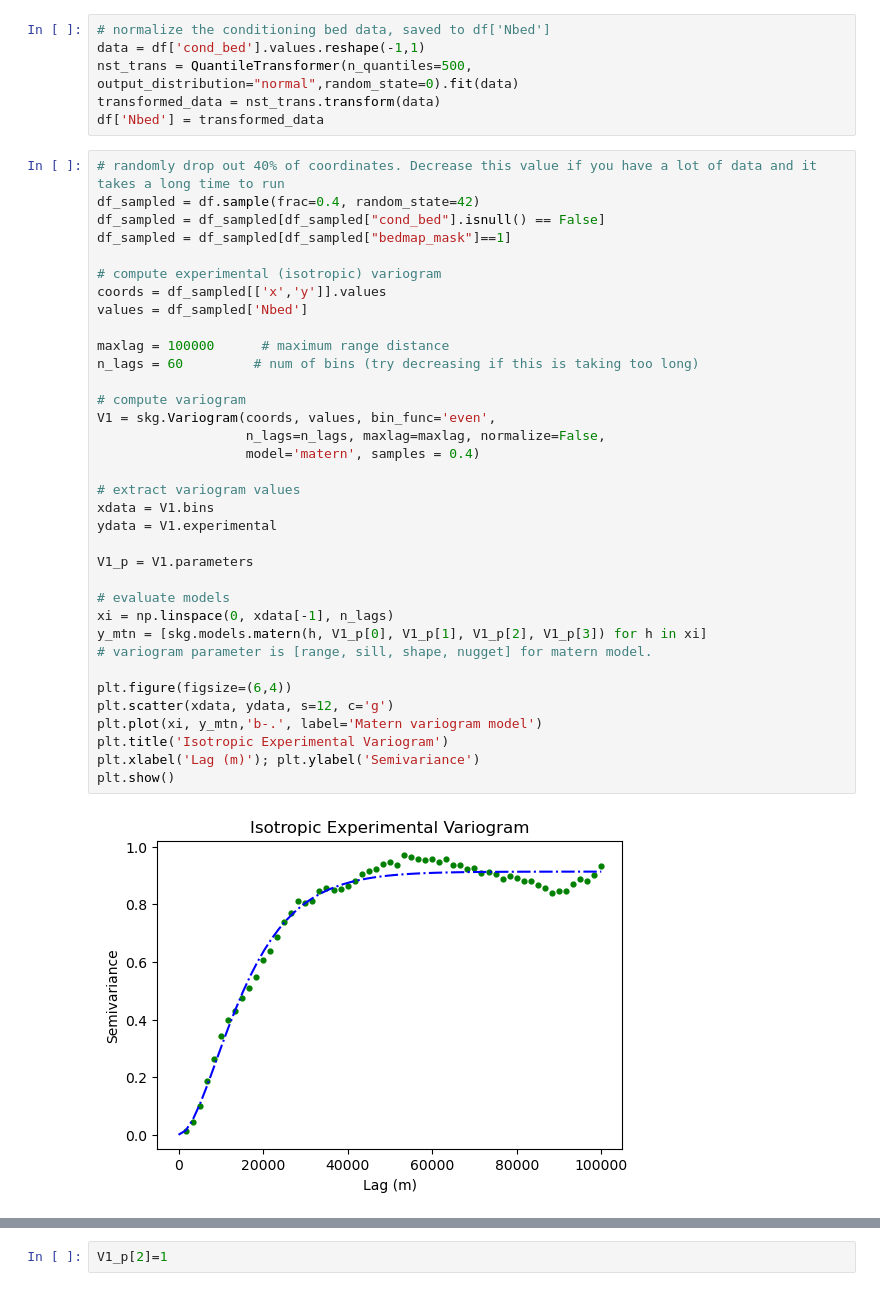
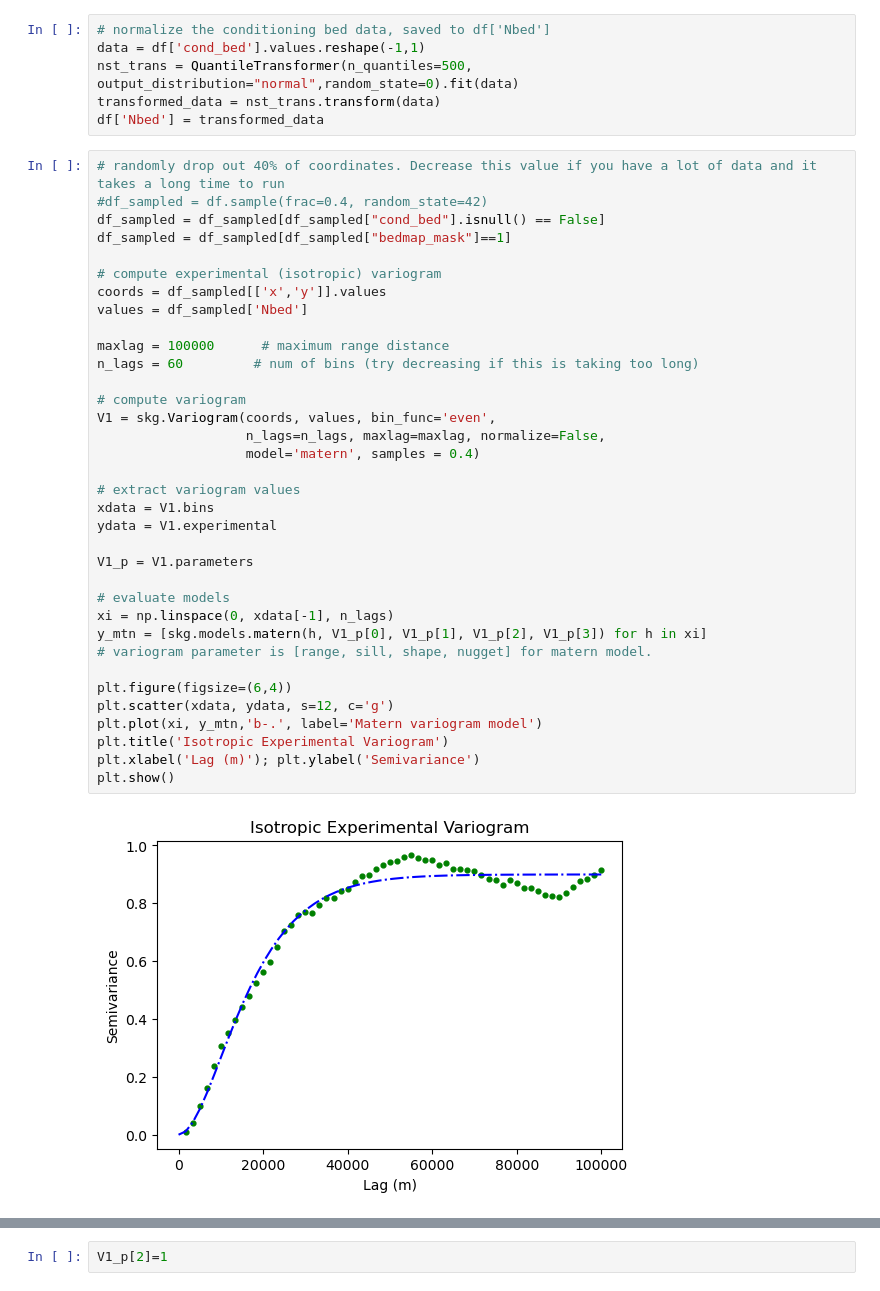
Before and after one commit to annix-24/geostatisticalMCMC, a Jupyter notebook: T2_StatisticalAnalysisRutford.ipynb, the cells around one changed output, grey strips where cells are left out. Saved outputs shown, nothing was run; the diff lists cells and outputs as text.

```diff
--- a/T2_StatisticalAnalysisRutford.ipynb
+++ b/T2_StatisticalAnalysisRutford.ipynb
@@ -65,41 +65,41 @@ transformed_data = nst_trans.transform(data)
 df['Nbed'] = transformed_data
 # %%
 # randomly drop out 40% of coordinates. Decrease this value if you have a lot of data and it takes a long time to run
-df_sampled = df.sample(frac=0.4, random_state=42)
+#df_sampled = df.sample(frac=0.4, random_state=42)
 df_sampled = df_sampled[df_sampled["cond_bed"].isnull() == False]
 df_sampled = df_sampled[df_sampled["bedmap_mask"]==1]
 
 # compute experimental (isotropic) variogram
 coords = df_sampled[['x','y']].values
 values = df_sampled['Nbed']
 
 maxlag = 100000      # maximum range distance
 n_lags = 60         # num of bins (try decreasing if this is taking too long)
 
 # compute variogram
 V1 = skg.Variogram(coords, values, bin_func='even',
                    n_lags=n_lags, maxlag=maxlag, normalize=False,
                    model='matern', samples = 0.4)
 
 # extract variogram values
 xdata = V1.bins
 ydata = V1.experimental
 
 V1_p = V1.parameters
 
 # evaluate models
 xi = np.linspace(0, xdata[-1], n_lags)
 y_mtn = [skg.models.matern(h, V1_p[0], V1_p[1], V1_p[2], V1_p[3]) for h in xi]
 # variogram parameter is [range, sill, shape, nugget] for matern model.
 
 plt.figure(figsize=(6,4))
 plt.scatter(xdata, ydata, s=12, c='g')
 plt.plot(xi, y_mtn,'b-.', label='Matern variogram model')
 plt.title('Isotropic Experimental Variogram')
 plt.xlabel('Lag (m)'); plt.ylabel('Semivariance')
 plt.show()
 # %% [output]
-[figure, old version]
+[figure, new version]
 # %%
 V1_p
 # %% [output]
```
Also changed, not shown: parts of 2 cells of this notebook, 2 other files.
